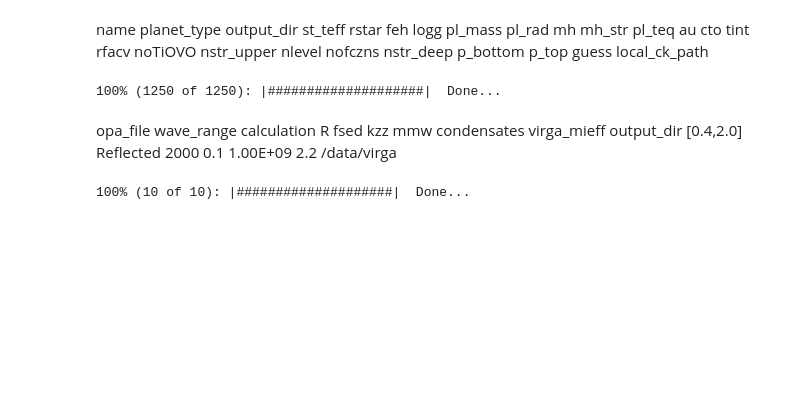
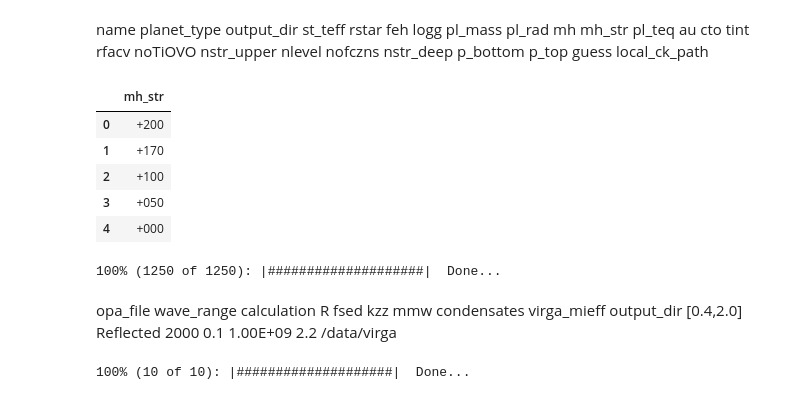
Before and after one commit to logan-pearce/Picaso-Reflected-Light, a Jupyter notebook: Combining models and observations/Building ReflectX grid.ipynb, the cells around one changed output. Cells and saved outputs as stored; diff of their text form; code cells hidden in the pictures; blank space fills up the shorter version.

```diff
--- a/Combining models and observations/Building ReflectX grid.ipynb
+++ b/Combining models and observations/Building ReflectX grid.ipynb
@@ -29,6 +29,15 @@ p_bottom = 2
 p_top = -6
 guess = 'guillot'
 local_ck_path = '/data/kcoeff_2020_v3'
+# %%
+pd.DataFrame({'mh_str':mh_str})
+# %% [output]
+|  | mh_str |
+| 0 | +200 |
+| 1 | +170 |
+| 2 | +100 |
+| 3 | +050 |
+| 4 | +000 |
 # %%
 out = pd.DataFrame()
 from myastrotools.tools import update_progress
```
Also changed, not shown: 17 other files.
